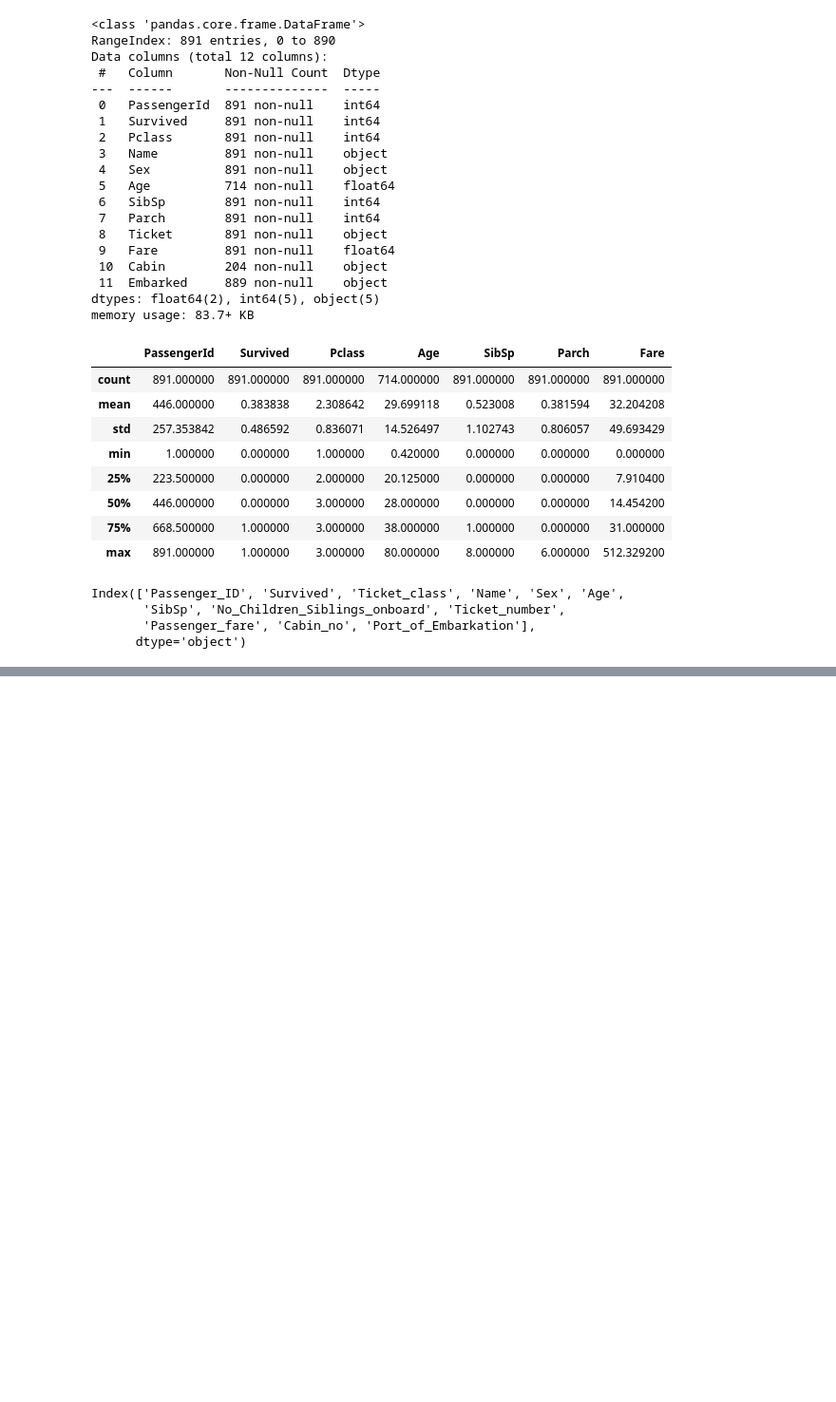
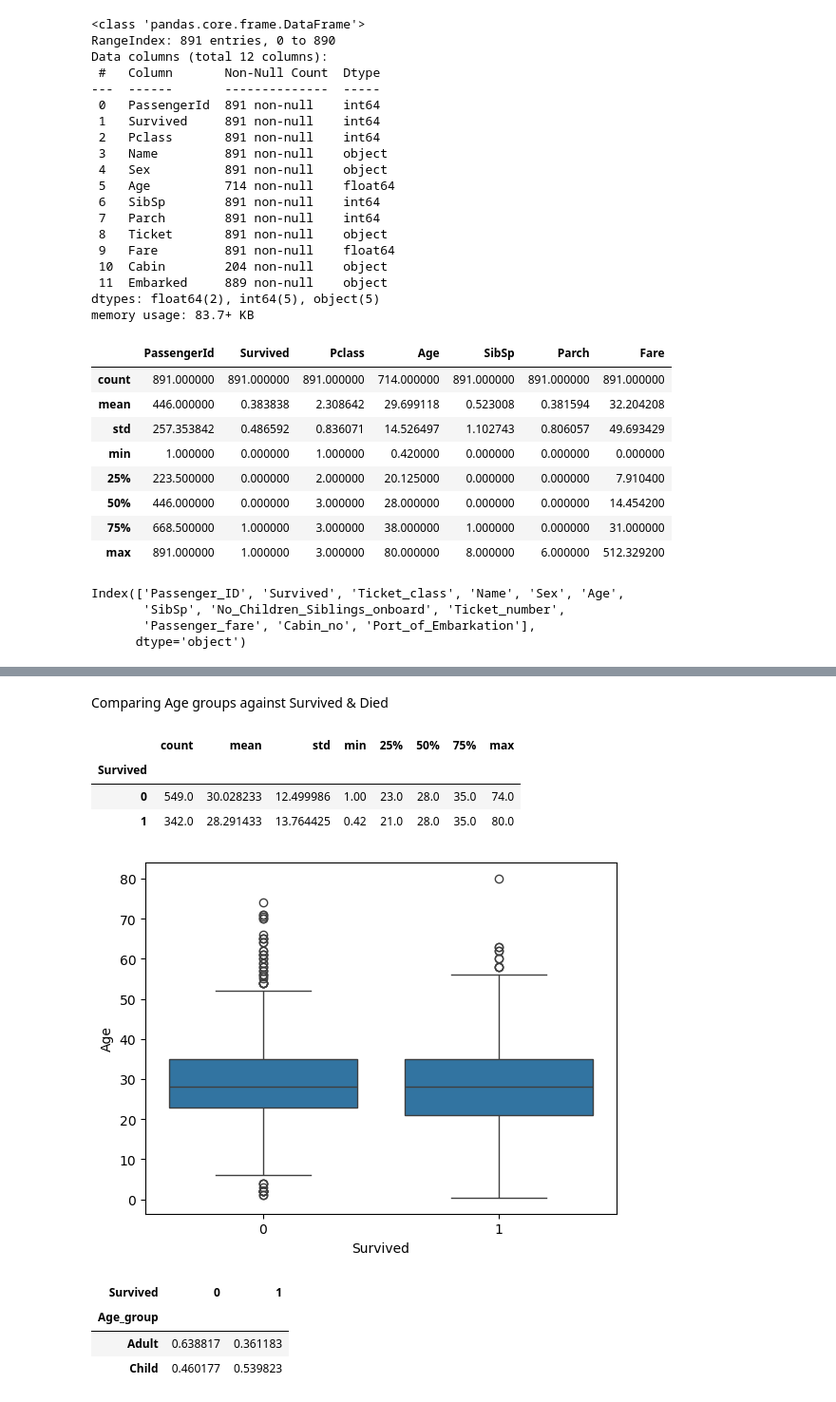
Before and after one commit to andylart/Titanic-Survival-Analysis, a Jupyter notebook: Titanic survival Analysis Notebook.ipynb, the cells around one changed output, grey strips where cells are left out. Shown at 95% size. Drawn from its saved outputs; the diff is of its cells as text; code cells hidden in the pictures; blank space fills up the shorter version.

Commit message:
Complete exploratory data analysis

```diff
--- a/Titanic survival Analysis Notebook.ipynb
+++ b/Titanic survival Analysis Notebook.ipynb
@@ -74,0 +111,2 @@ df.head()
+# %%
+df["Age"] = df["Age"].fillna(df["Age"].median())
@@ -74,0 +115,2 @@ df.head()
+# %%
+df["Cabin_missing"] = df["Cabin_no"].isna().astype(int)
@@ -74,0 +173,4 @@ df.head()
+# %%
+df["Port_of_Embarkation"] = df["Port_of_Embarkation"].fillna(
+    df["Port_of_Embarkation"].mode()[0]
+)
@@ -74,0 +181,2 @@ df.head()
+# %%
+df["Cabin_deck"] = df["Cabin_no"].str[0].fillna("Unknown")
@@ -74,0 +273,32 @@ df.head()
+# %% [markdown]
+Comparing Age groups against Survived & Died
+# %%
+df.groupby("Survived")["Age"].describe()
+# %% [output]
+|  | count | mean | std | min | 25% | 50% | 75% | max |
+| Survived |  |  |  |  |  |  |  |  |
+| 0 | 549.0 | 30.028233 | 12.499986 | 1.00 | 23.0 | 28.0 | 35.0 | 74.0 |
+| 1 | 342.0 | 28.291433 | 13.764425 | 0.42 | 21.0 | 28.0 | 35.0 | 80.0 |
+# %%
+import seaborn as sns
+import matplotlib.pyplot as plt
+
+sns.boxplot(data=df, x="Survived", y="Age")
+plt.show()
+# %% [output]
+[figure, added]
+# %%
+df["Age_group"] = df["Age"].apply(
+    lambda x: "Child" if x < 18 else "Adult"
+)
+
+pd.crosstab(
+    df["Age_group"],
+    df["Survived"],
+    normalize="index"
+)
+# %% [output]
+| Survived | 0 | 1 |
+| Age_group |  |  |
+| Adult | 0.638817 | 0.361183 |
+| Child | 0.460177 | 0.539823 |
```
Also changed, not shown: parts of 40 cells of this notebook.
